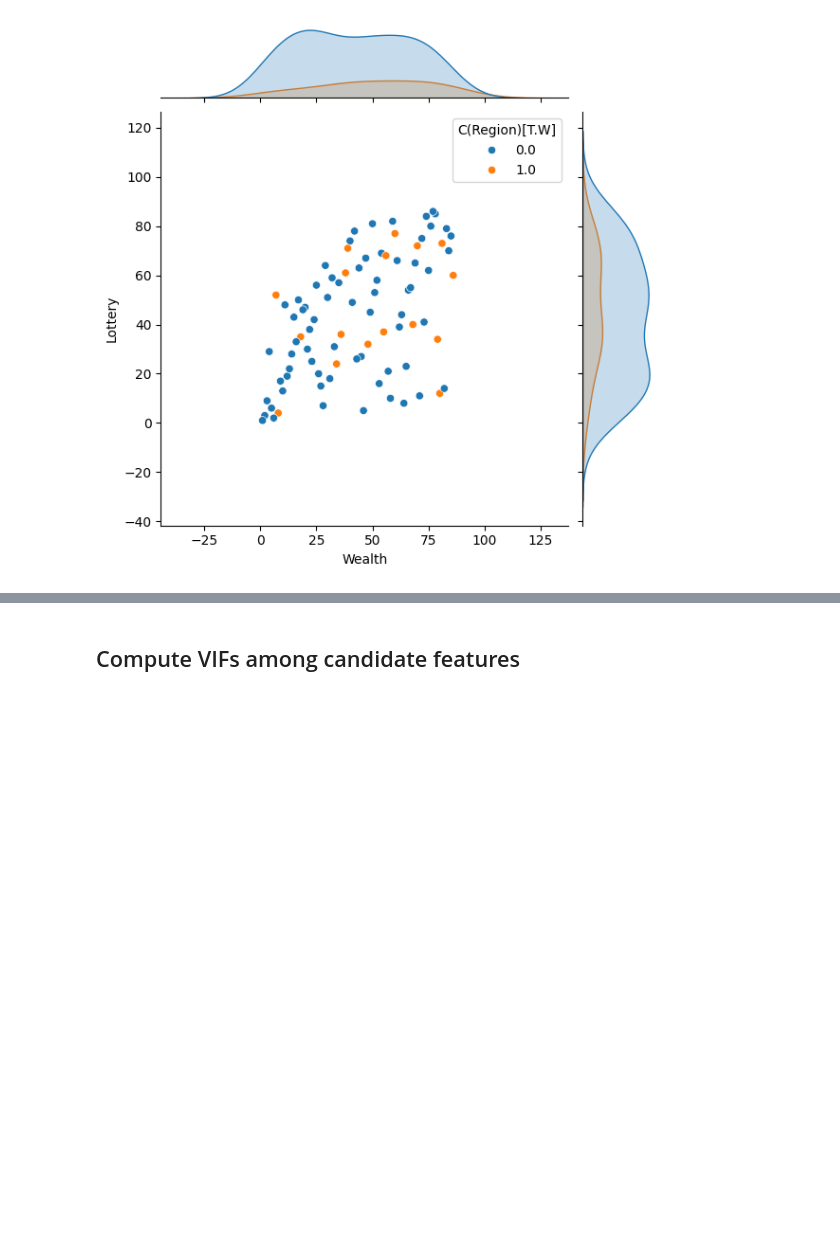
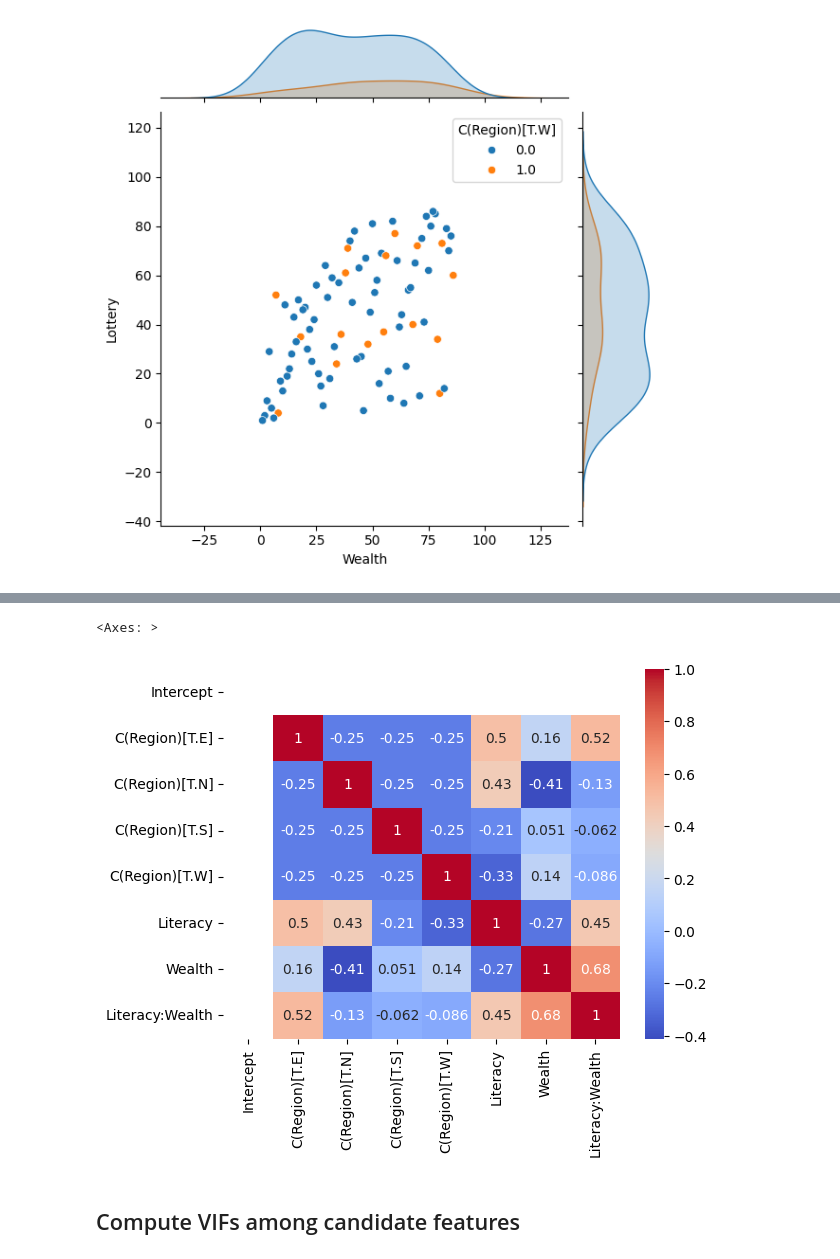
Before and after one commit to lszmer/code-prac, a Jupyter notebook: Machine Learning/Linear modelling/LMs in statsmodels.ipynb, the cells around one changed output, grey strips where cells are left out. Drawn from its saved outputs; the diff is of its cells as text; code cells hidden in the pictures; blank space fills up the shorter version.

```diff
--- a/Machine Learning/Linear modelling/LMs in statsmodels.ipynb
+++ b/Machine Learning/Linear modelling/LMs in statsmodels.ipynb
@@ -136,3 +151,9 @@ sns.jointplot(data=pd.concat([X, y], axis=1), x="Wealth", y = "Lottery", hue = "
+# %%
+
+sns.heatmap(X.corr(method="pearson"), cmap="coolwarm", annot=True)
+# %% [output]
+<Axes: >
+[figure, added]
 # %% [markdown]
 ## Compute VIFs among candidate features
 # %% [markdown]
```
Also changed, not shown: parts of 25 cells of this notebook, 17 other files.
